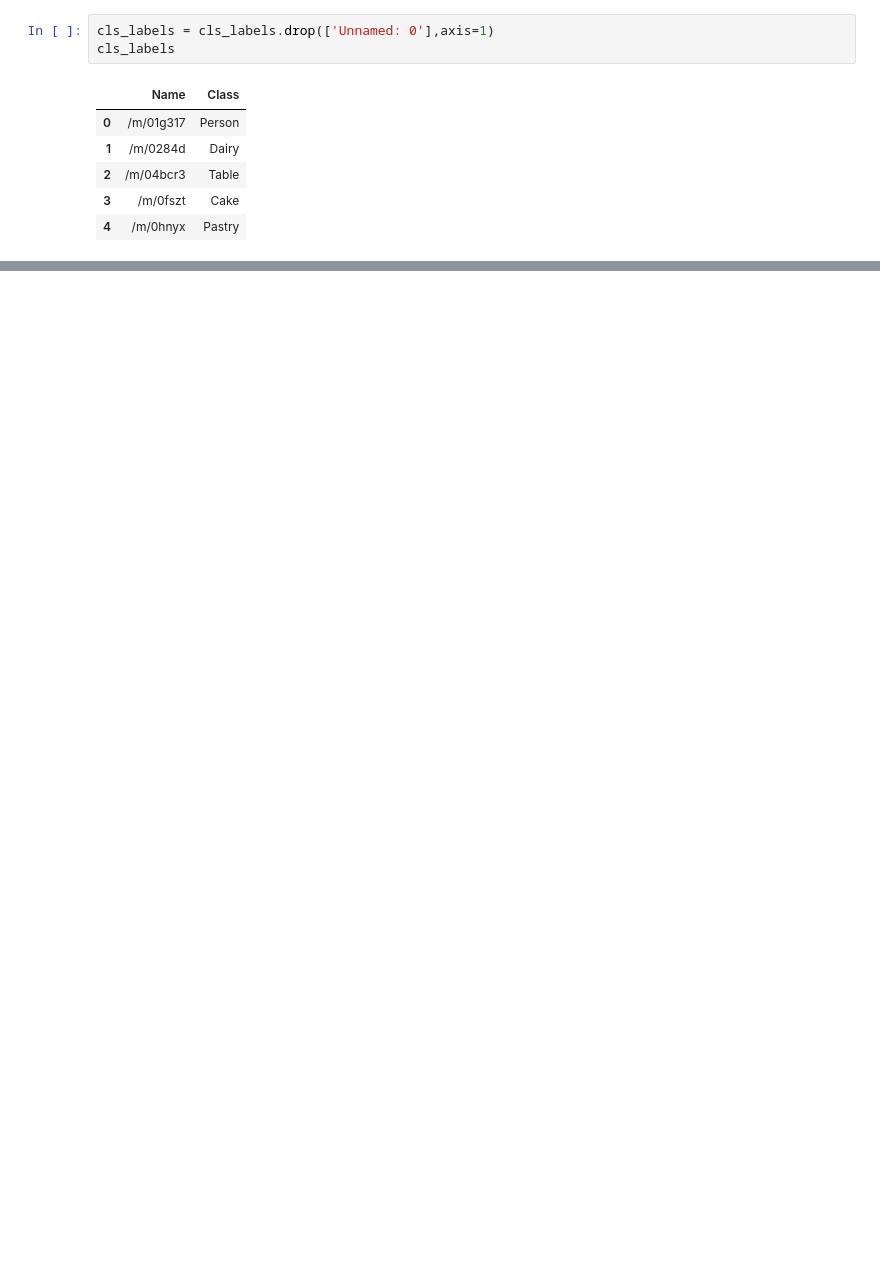
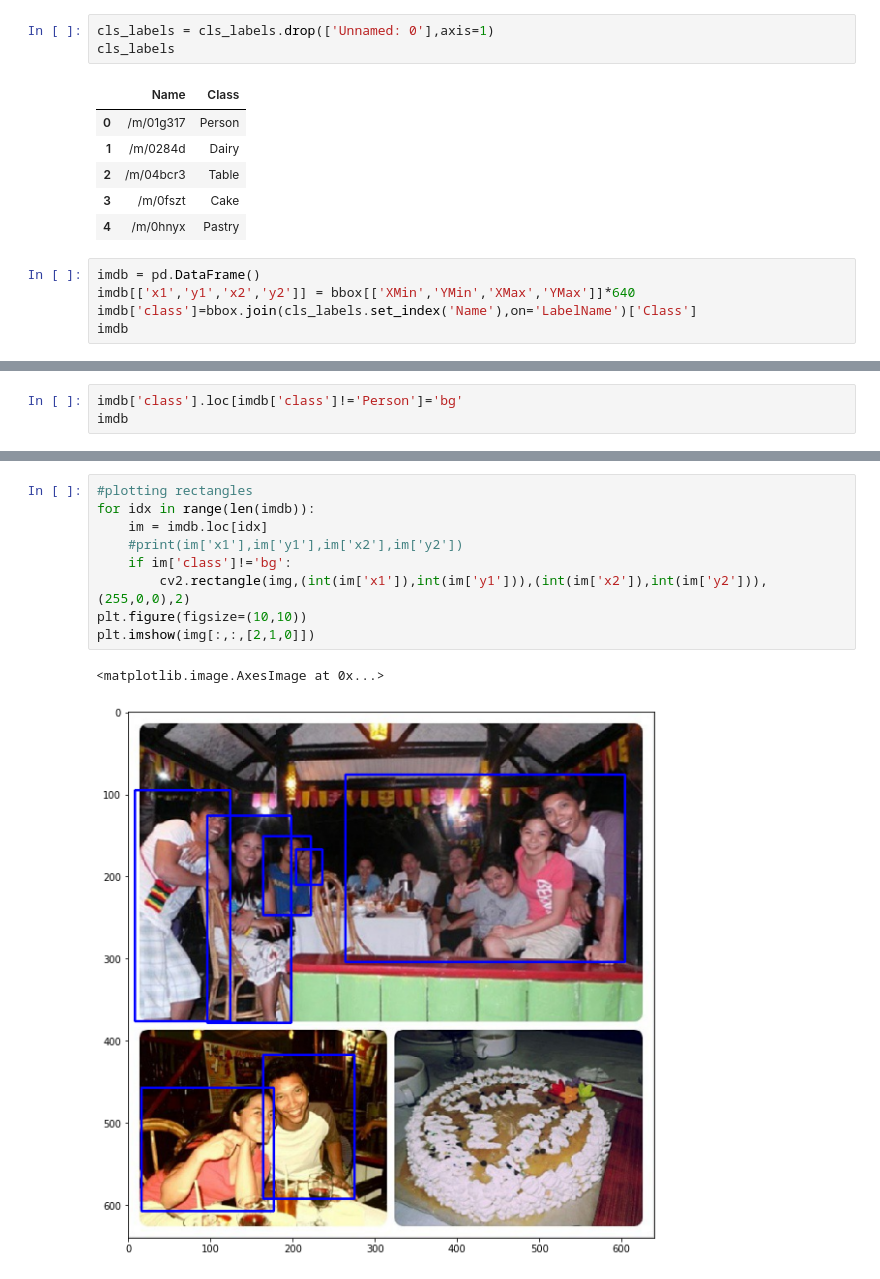
Before and after one commit to Tushar-K24/Emotion-Detection, a Jupyter notebook: EmotionDetection/modules_test.ipynb, the cells around one changed output, grey strips where cells are left out. Saved outputs shown, nothing was run; the diff lists cells and outputs as text; blank space fills up the shorter version.

```diff
--- a/EmotionDetection/modules_test.ipynb
+++ b/EmotionDetection/modules_test.ipynb
@@ -76,3 +78,8 @@ cls_labels
 | 2 | /m/04bcr3 | Table |
 | 3 | /m/0fszt | Cake |
 | 4 | /m/0hnyx | Pastry |
+# %%
+imdb = pd.DataFrame()
+imdb[['x1','y1','x2','y2']] = bbox[['XMin','YMin','XMax','YMax']]*640
+imdb['class']=bbox.join(cls_labels.set_index('Name'),on='LabelName')['Class']
+imdb
@@ -78,0 +101,3 @@ cls_labels
+# %%
+imdb['class'].loc[imdb['class']!='Person']='bg'
+imdb
@@ -78,0 +123,12 @@ cls_labels
+# %%
+#plotting rectangles
+for idx in range(len(imdb)):
+    im = imdb.loc[idx]
+    #print(im['x1'],im['y1'],im['x2'],im['y2'])
+    if im['class']!='bg':
+        cv2.rectangle(img,(int(im['x1']),int(im['y1'])),(int(im['x2']),int(im['y2'])),(255,0,0),2)
+plt.figure(figsize=(10,10))
+plt.imshow(img[:,:,[2,1,0]])
+# %% [output]
+<matplotlib.image.AxesImage at 0x...>
+[figure, added]
```
Also changed, not shown: parts of 7 cells of this notebook.
